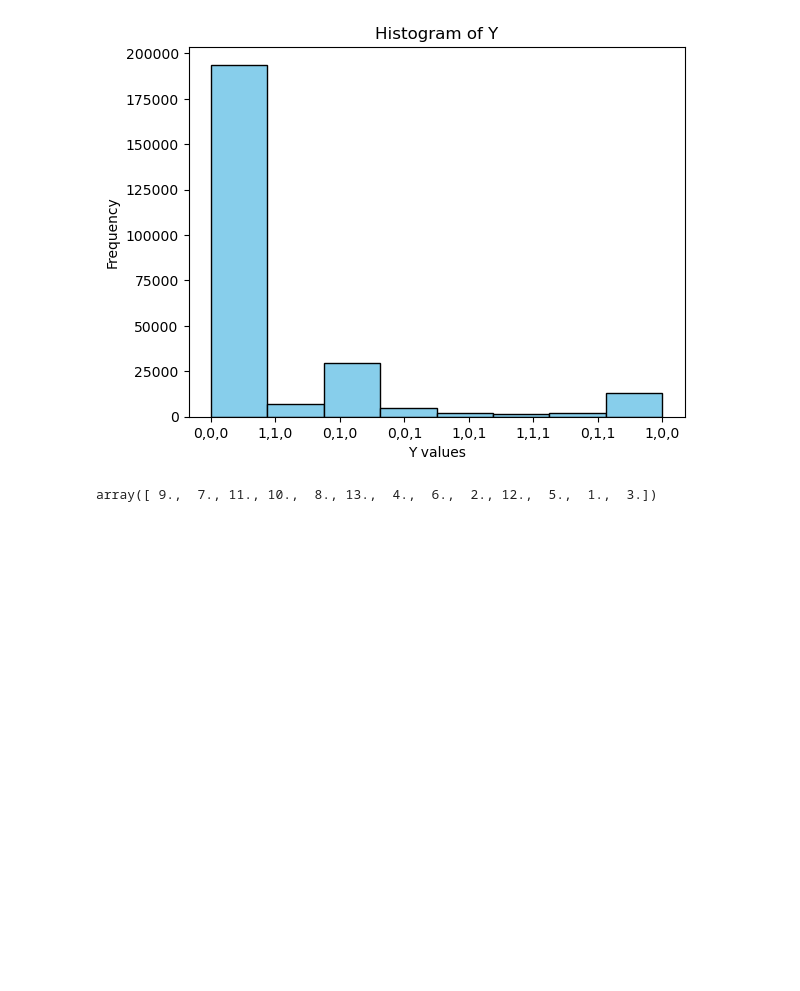
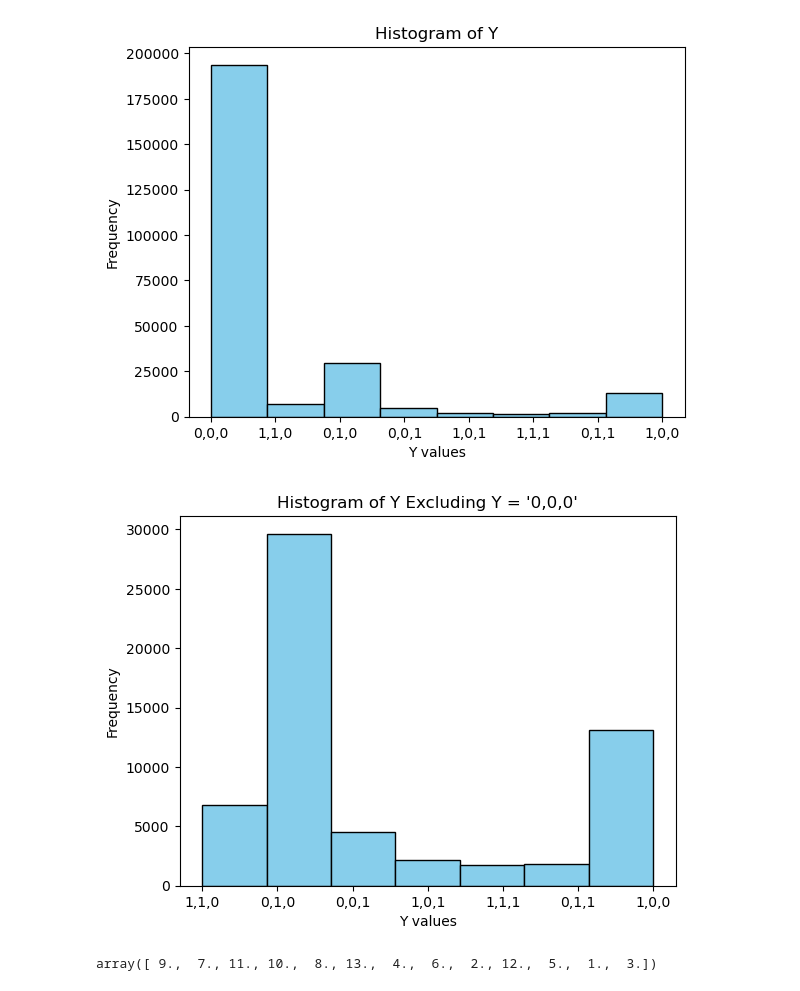
Before and after one commit to hubao666/Data-Analysis-for-BRFSS2015-Data, a Jupyter notebook: mid_proj.ipynb, the cells around one changed output. Cells and saved outputs as stored; diff of their text form; code cells hidden in the pictures; blank space fills up the shorter version.

```diff
--- a/mid_proj.ipynb
+++ b/mid_proj.ipynb
@@ -33,6 +35,15 @@ plt.ylabel('Frequency')
 plt.show()
 # %% [output]
 [figure]
+# %%
+df_no000 = df[df['Y'] != '0,0,0']
+plt.hist(df_no000['Y'], bins=7, color='skyblue', edgecolor='black')
+plt.title('Histogram of Y Excluding Y = \'0,0,0\'')
+plt.xlabel('Y values')
+plt.ylabel('Frequency')
+plt.show()
+# %% [output]
+[figure, added]
 # %%
 df['Age'].unique()
 # %% [output]
```
Also changed, not shown: parts of 18 cells of this notebook.
